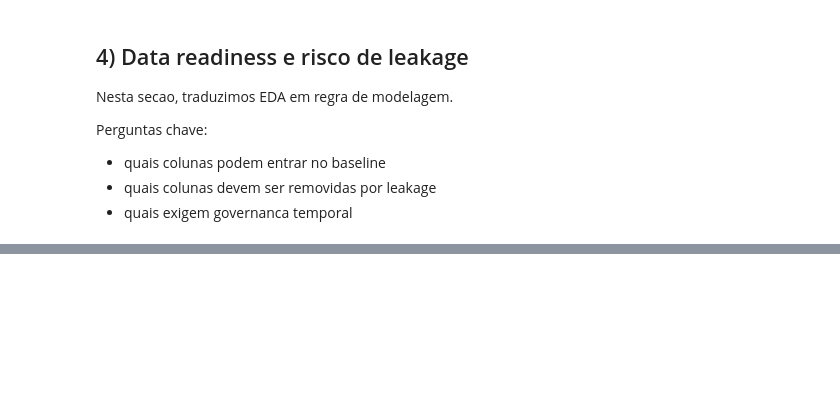
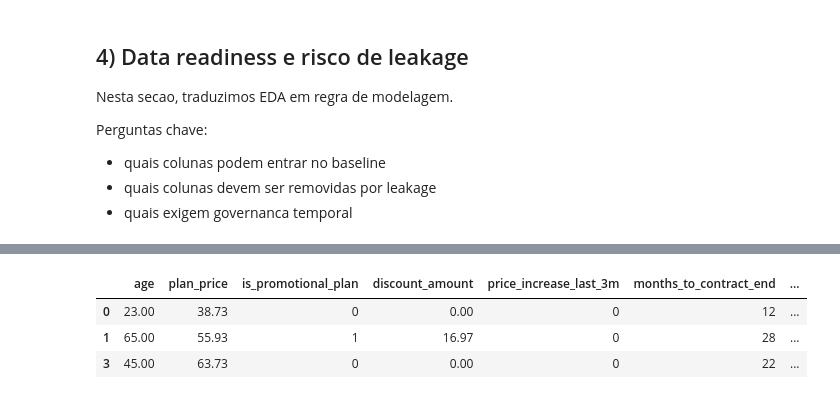
Before and after one commit to Janoti/mlet-grupo4-tech-challenge, a Jupyter notebook: notebooks/01_eda.ipynb, the cells around one changed output, grey strips where cells are left out. Cells and saved outputs as stored; diff of their text form; code cells hidden in the pictures; blank space fills up the shorter version.

```diff
--- a/notebooks/01_eda.ipynb
+++ b/notebooks/01_eda.ipynb
@@ -382,0 +683,88 @@ Acoes obrigatorias para o proximo notebook (baselines):
+# %%
+drop_cols = [
+    ID_COL,
+    TARGET_COL,
+    "churn_probability",
+    "retention_offer_made",
+    "retention_offer_accepted",
+    "contract_renewal_date",
+    "loyalty_end_date",
+]
+drop_cols = [col for col in drop_cols if col in df_model.columns]
+
+X_raw = df_model.drop(columns=drop_cols).copy()
+y = df_model[TARGET_COL].copy()
+
+def stratified_split(features, target, test_size=0.20, random_state=42):
+    rng = np.random.default_rng(random_state)
+    test_idx = []
+    for class_value in sorted(target.unique()):
+        class_index = target[target == class_value].index.to_numpy()
+        n_test = max(1, int(round(len(class_index) * test_size)))
+        selected = rng.choice(class_index, size=n_test, replace=False)
+        test_idx.extend(selected.tolist())
+    test_idx = pd.Index(sorted(test_idx))
+    train_idx = features.index.difference(test_idx)
+    return (
+        features.loc[train_idx].copy(),
+        features.loc[test_idx].copy(),
+        target.loc[train_idx].copy(),
+        target.loc[test_idx].copy(),
+    )
+
+X_train_raw, X_test_raw, y_train, y_test = stratified_split(
+    X_raw,
+    y,
+    test_size=TEST_SIZE,
+    random_state=RANDOM_STATE,
+)
+
+numeric_model_cols = X_train_raw.select_dtypes(include="number").columns.tolist()
+categorical_model_cols = X_train_raw.select_dtypes(exclude="number").columns.tolist()
+
+train_numeric_fill = X_train_raw[numeric_model_cols].median() if numeric_model_cols else pd.Series(dtype=float)
+train_categorical_fill = {}
+for col in categorical_model_cols:
+    mode = X_train_raw[col].mode(dropna=True)
+    train_categorical_fill[col] = mode.iloc[0] if not mode.empty else "desconhecido"
+
+X_train_prepared = X_train_raw.copy()
+X_test_prepared = X_test_raw.copy()
+
+if numeric_model_cols:
+    X_train_prepared[numeric_model_cols] = X_train_prepared[numeric_model_cols].fillna(train_numeric_fill)
+    X_test_prepared[numeric_model_cols] = X_test_prepared[numeric_model_cols].fillna(train_numeric_fill)
+
+for col, fill_value in train_categorical_fill.items():
+    X_train_prepared[col] = X_train_prepared[col].fillna(fill_value)
+    X_test_prepared[col] = X_test_prepared[col].fillna(fill_value)
+
+X_train = pd.get_dummies(
+    X_train_prepared,
+    columns=categorical_model_cols,
+    drop_first=False,
+    dtype=int,
+)
+X_test = pd.get_dummies(
+    X_test_prepared,
+    columns=categorical_model_cols,
+    drop_first=False,
+    dtype=int,
+)
+X_test = X_test.reindex(columns=X_train.columns, fill_value=0)
+
+prepared_summary = pd.DataFrame(
+    [
+        {"metrica": "linhas_modelagem", "valor": len(X_raw)},
+        {"metrica": "features_pos_one_hot", "valor": X_train.shape[1]},
+        {"metrica": "linhas_treino", "valor": len(X_train)},
+        {"metrica": "linhas_teste", "valor": len(X_test)},
+        {"metrica": "pct_teste", "valor": round(TEST_SIZE * 100, 2)},
+        {"metrica": "churn_treino", "valor": round(y_train.mean() * 100, 2)},
+        {"metrica": "churn_teste", "valor": round(y_test.mean() * 100, 2)},
+    ]
+)
+display(prepared_summary)
+
+display(X_train.head(3))
+# %% [output]
@@ -382,0 +779,4 @@ Acoes obrigatorias para o proximo notebook (baselines):
+|  | age | plan_price | is_promotional_plan | discount_amount | price_increase_last_3m | months_to_contract_end | ... |
+| 0 | 23.00 | 38.73 | 0 | 0.00 | 0 | 12 | ... |
+| 1 | 65.00 | 55.93 | 1 | 16.97 | 0 | 28 | ... |
+| 3 | 45.00 | 63.73 | 0 | 0.00 | 0 | 22 | ... |
```
Also changed, not shown: parts of 15 cells of this notebook, 3 other files.
